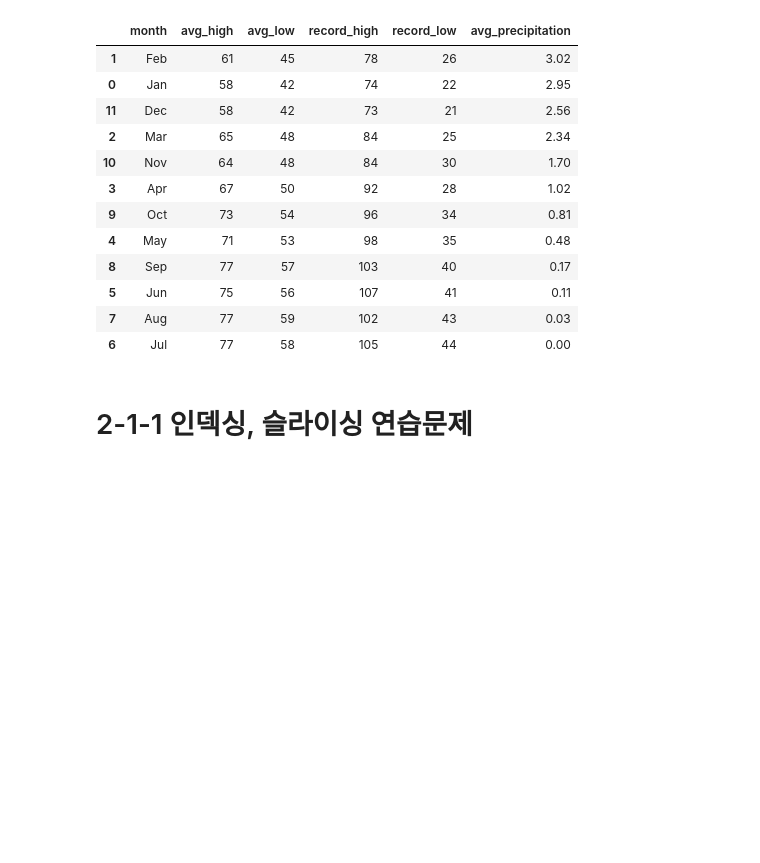
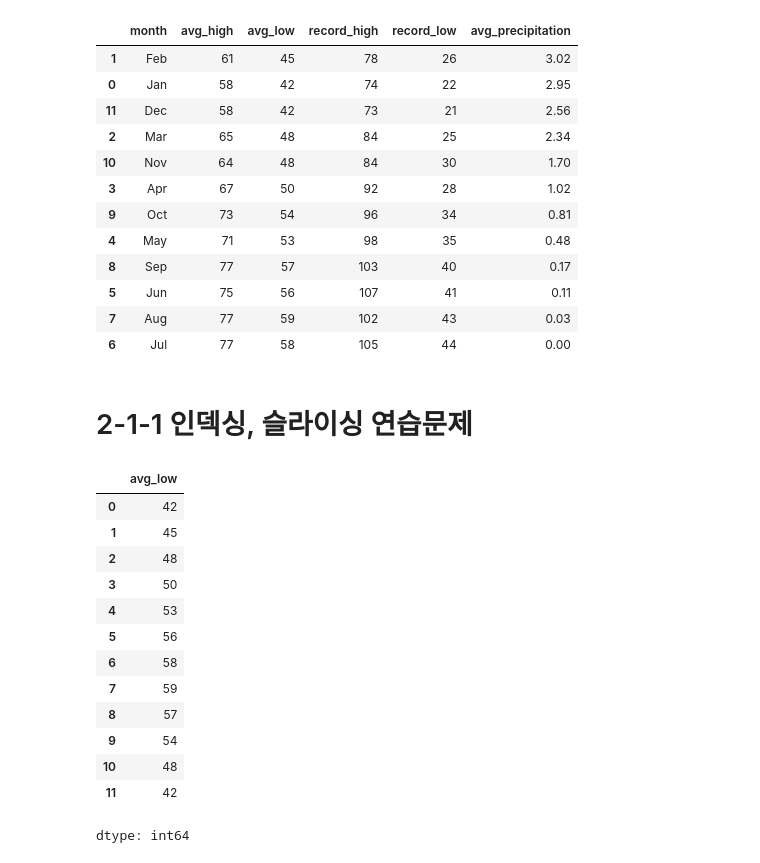
Before and after one commit to denverkim/DataAnalysis, a Jupyter notebook: weather_탐색_&_전처리.ipynb, the cells around one changed output. Saved outputs shown, nothing was run; the diff lists cells and outputs as text; code cells hidden in the pictures; blank space fills up the shorter version.

```diff
--- a/weather_탐색_&_전처리.ipynb
+++ b/weather_탐색_&_전처리.ipynb
@@ -93,10 +93,22 @@ df.sort_values(by='avg_precipitation', ascending=False)
 # %% [markdown]
 # 2-1-1 인덱싱, 슬라이싱 연습문제
 # %%
-Continue with weather.txt. Slice the records and display the following columns and rows: 레코드를 짤라서 다음의 열과 행을 출력하시오.
+# Continue with weather.txt. Slice the records and display the following columns and rows: 레코드를 짤라서 다음의 열과 행을 출력하시오.
 
-* avg_low
-* Rows 1 to 2
-* avg_low and avg_high
-* 9 row of avg_precipitation column
-* 4 to 5 rows of 1 and 4 columns
+# avg_low
+df.avg_low
+# %% [output]
+|  | avg_low |
+| 0 | 42 |
+| 1 | 45 |
+| 2 | 48 |
+| 3 | 50 |
+| 4 | 53 |
+| 5 | 56 |
+| 6 | 58 |
+| 7 | 59 |
+| 8 | 57 |
+| 9 | 54 |
+| 10 | 48 |
+| 11 | 42 |
+dtype: int64
```
Also changed, not shown: parts of 4 cells of this notebook.
